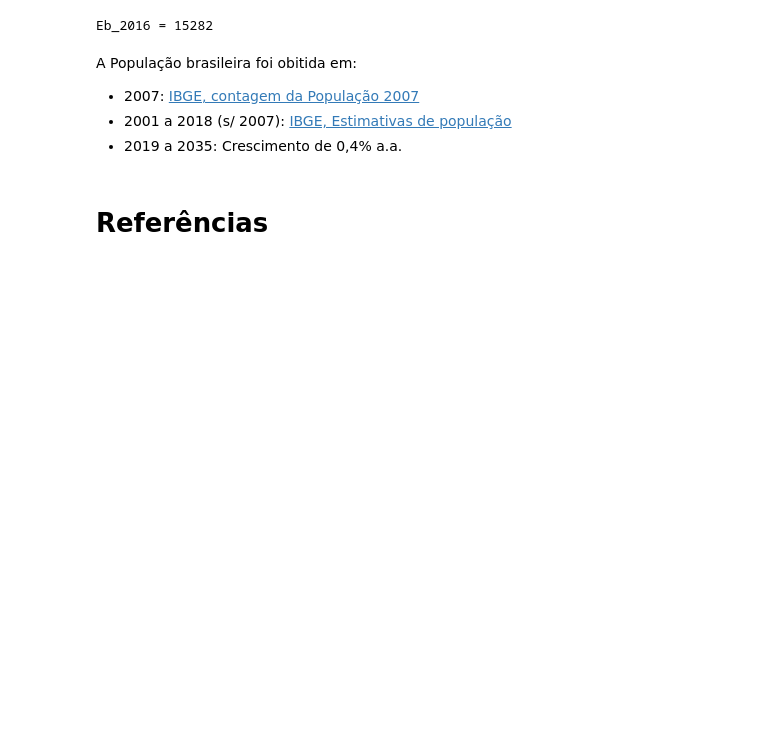
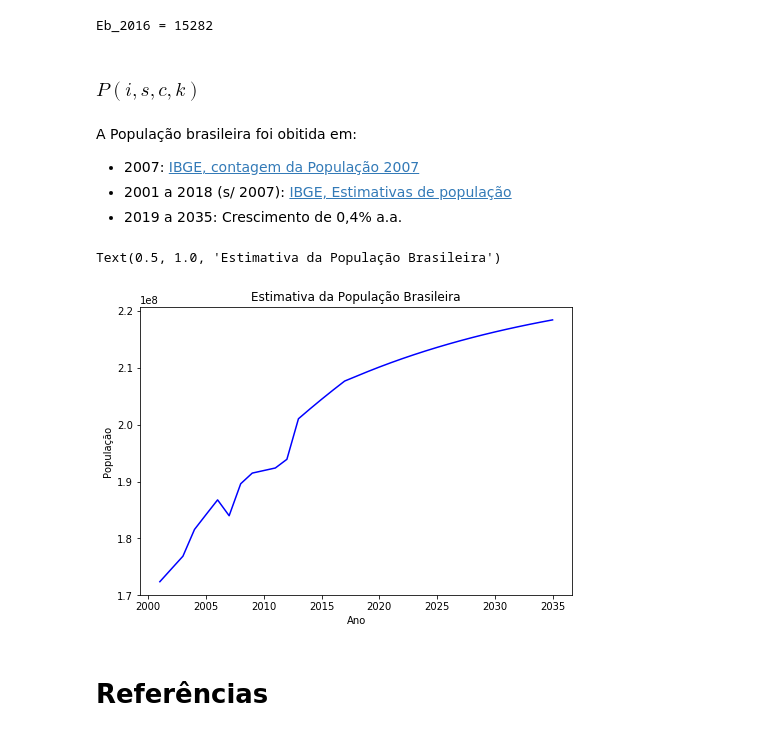
Before and after one commit to andrespp/ds-prev, a Jupyter notebook: analysis/Simulacao_RGPS.ipynb, the cells around one changed output. Drawn from its saved outputs; the diff is of its cells as text; code cells hidden in the pictures; blank space fills up the shorter version.

```diff
--- a/analysis/Simulacao_RGPS.ipynb
+++ b/analysis/Simulacao_RGPS.ipynb
@@ -241,11 +241,27 @@ Eb2016 = dp.Eb(i,s,c,k,conn, dbtable)
 print("Eb_2016 = {}".format(Eb2016))
 # %% [output]
 Eb_2016 = 15282
+# %% [markdown]
+### $P(i,s,c,k)$
 # %% [markdown]
 A População brasileira foi obitida em:
 * 2007: [IBGE, contagem da População 2007](https://ww2.ibge.gov.br/home/estatistica/populacao/contagem2007/contagem.pdf)
 * 2001 a 2018 (s/ 2007): [IBGE, Estimativas de população](http://dados.gov.br/dataset/xf-estimativas-de-populacao)
 * 2019 a 2035: Crescimento de 0,4% a.a.
+# %%
+df = dp.P()
+# Create Figure and add set of axes (empty canvas)
+fig = plt.figure()
+axes = fig.add_axes([1, 1, 1, 1])
+
+# Plot on that set of axes
+axes.plot(df['Ano'], df['Brasil'], 'b')
+axes.set_xlabel('Ano')
+axes.set_ylabel('População')
+axes.set_title('Estimativa da População Brasileira')
+# %% [output]
+Text(0.5, 1.0, 'Estimativa da População Brasileira')
+[figure, added]
 # %% [markdown]
 # Referências
 # %% [markdown]
```
Also changed, not shown: 2 other files.
